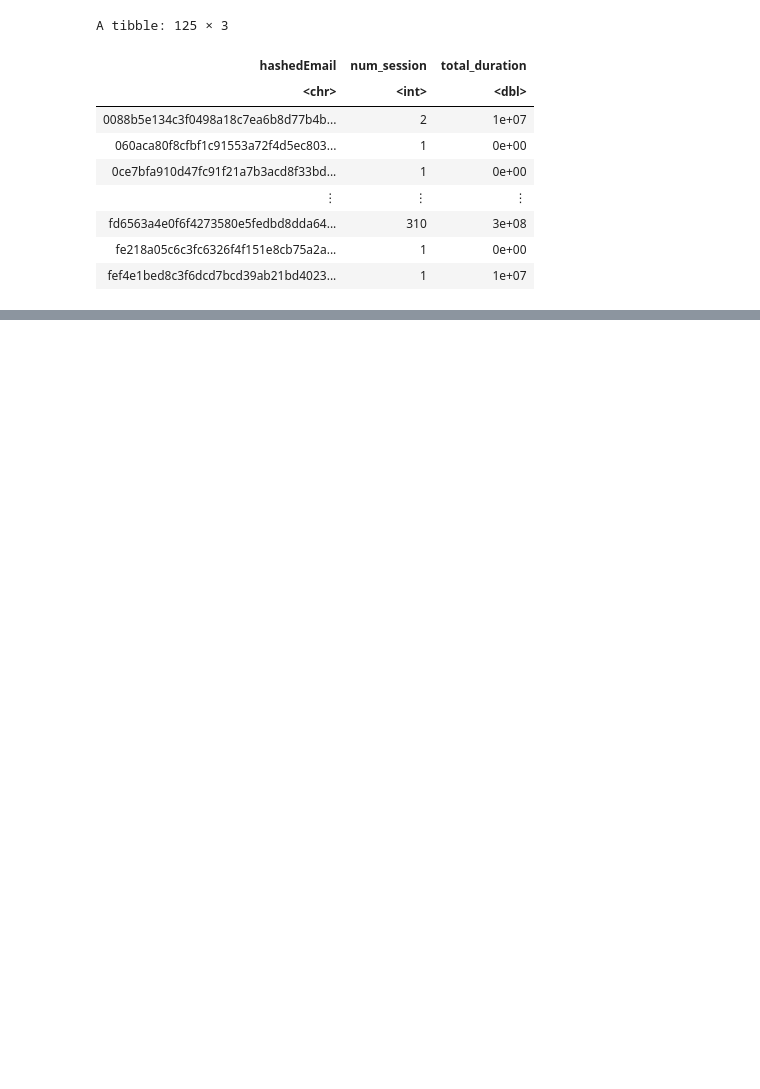
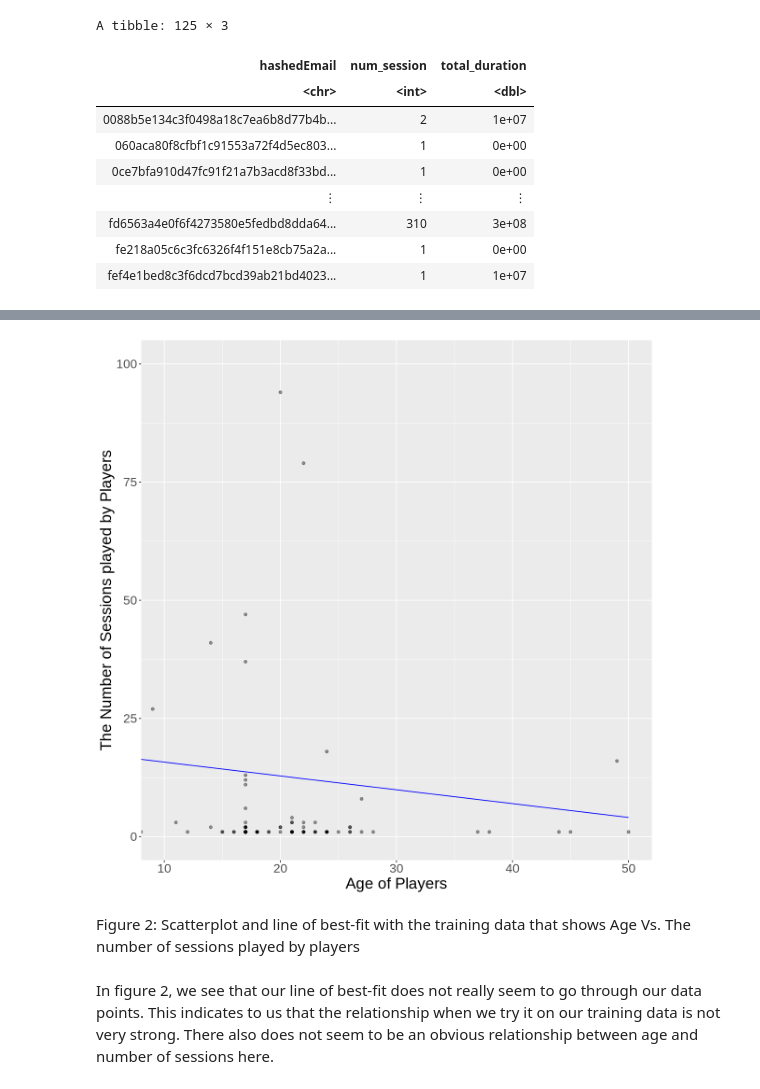
Before and after one commit to Hanna010176/dsci-100-project, a Jupyter notebook: ProjectCode.ipynb, the cells around one changed output, grey strips where cells are left out. Cells and saved outputs as stored; diff of their text form; code cells hidden in the pictures; blank space fills up the shorter version.

```diff
--- a/ProjectCode.ipynb
+++ b/ProjectCode.ipynb
@@ -156,0 +204,5 @@ game_plot_2
+# %%
+game_split<-initial_split(player_session, prop = 0.85, strata = num_session)
+game_training<-training(game_split)
+game_testing<-testing(game_split)
+game_split
@@ -156,0 +227,8 @@ game_plot_2
+# %%
+lm_recipe<-recipe(num_session ~ Age, data = game_training)
+
+lm_fit<-workflow()|>
+add_recipe(lm_recipe)|>
+add_model(lm_spec)|>
+fit(data = game_training)
+lm_fit
@@ -156,0 +255,22 @@ game_plot_2
+# %%
+options(repr.plot.width = 10, repr.plot.height = 10)
+game_preds<-lm_fit|>
+predict(game_training)|>
+bind_cols(game_training)
+
+lm_predictions_plot<-game_preds|>
+ggplot(aes(x = Age, y = num_session))+
+geom_point(alpha = 0.4)+
+coord_cartesian(xlim = c(10, 50), ylim = c(0, 100)) +
+geom_line(mapping = aes(x = Age, y = .pred),
+            color = "blue") +
+        xlab("Age of Players") +
+        ylab("The Number of Sessions played by Players") +
+        theme(text = element_text(size = 20))
+lm_predictions_plot
+# %% [output]
+[figure, added]
+# %% [markdown]
+Figure 2: Scatterplot and line of best-fit with the training data that shows Age Vs. The number of sessions played by players
+# %% [markdown]
+In figure 2, we see that our line of best-fit does not really seem to go through our data points. This indicates to us that the relationship when we try it on our training data is not very strong. There also does not seem to be an obvious relationship between age and number of sessions here.
```
Also changed, not shown: parts of 33 cells of this notebook.
